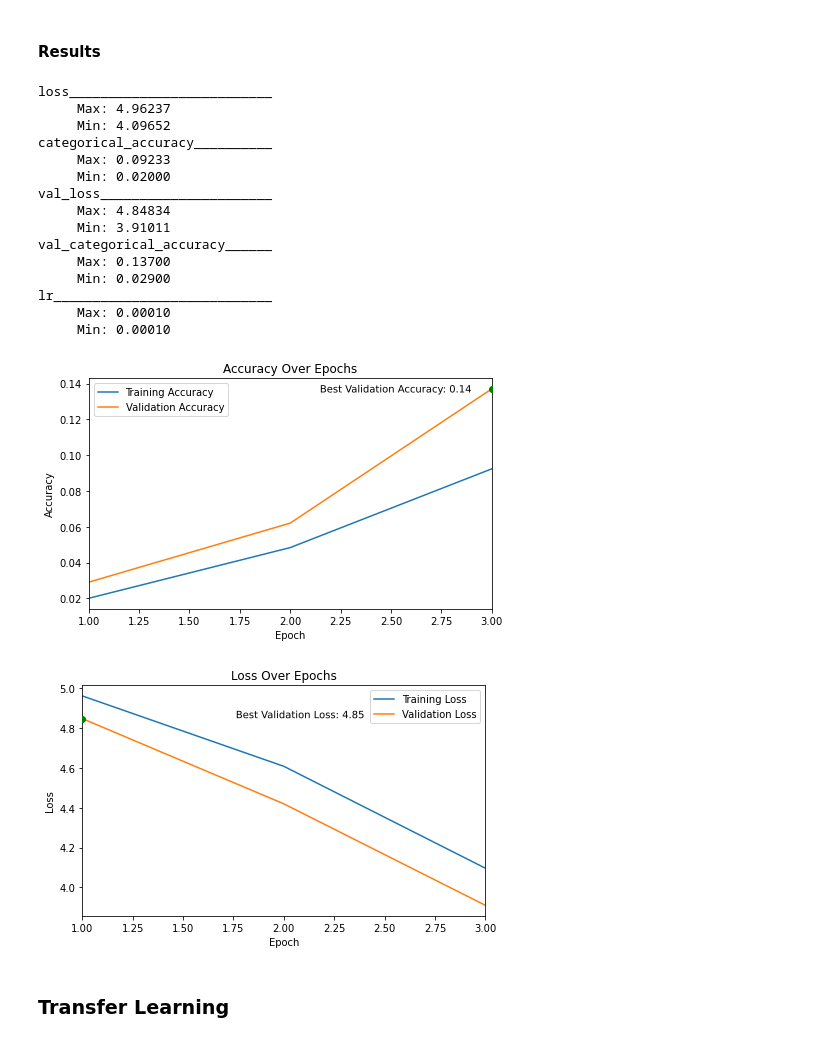
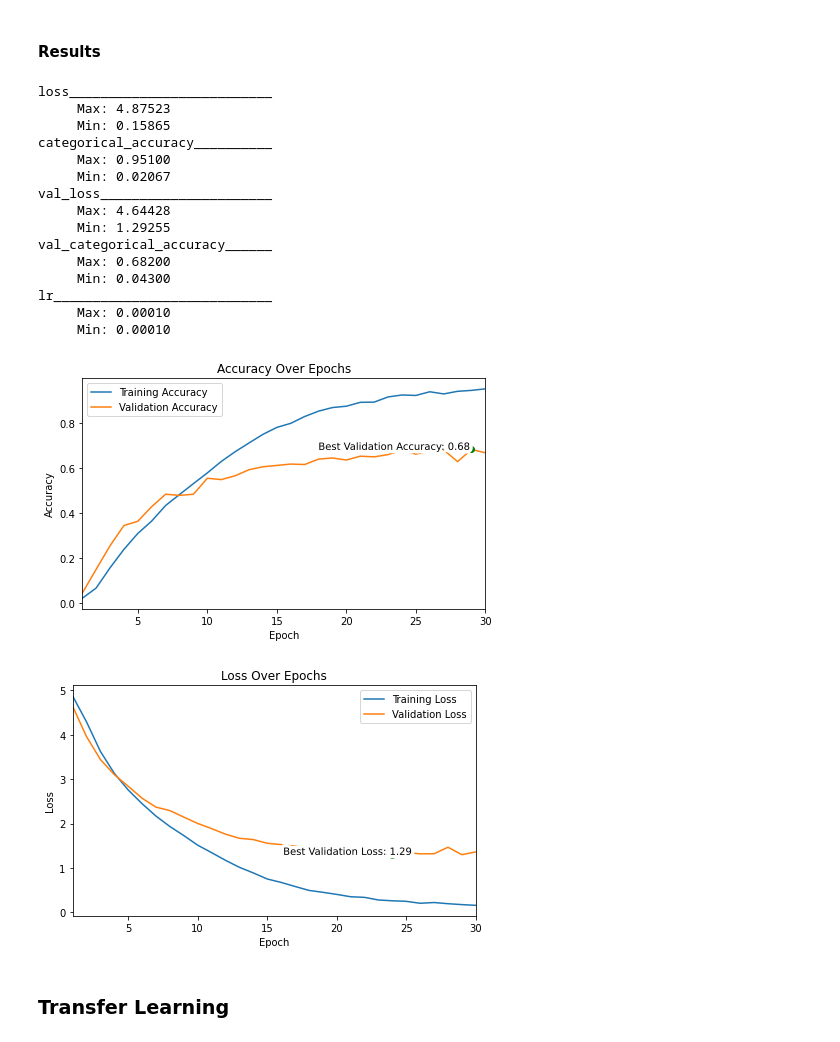
Before and after one commit to LinkWentz/whos-that-pokemon, a Jupyter notebook: pokemon_classification.ipynb, the cells around one changed output. Cells and saved outputs as stored; diff of their text form; code cells hidden in the pictures.

```diff
--- a/pokemon_classification.ipynb
+++ b/pokemon_classification.ipynb
@@ -19,7 +17,7 @@ tf.compat.v1.disable_eager_execution()
 # %% [markdown]
 ### Global Parameters
 # %%
-EPOCHS = 3
+EPOCHS = 30
 IMAGE_SIZE = (224, 224)
 PKMN_DIRECTORY = 'C:/temp/PokemonData'
 PLOT_DIRECTORY = 'Plots'
@@ -128,10 +126,10 @@ scratch_model.add(keras.layers.Dropout(0.1))
 # Dense Layers
 scratch_model.add(keras.layers.Flatten())
 
-scratch_model.add(keras.layers.Dense(128, activation = 'relu'))
+scratch_model.add(keras.layers.Dense(256, activation = 'relu'))
 scratch_model.add(keras.layers.Dropout(0.1))
 
-scratch_model.add(keras.layers.Dense(128, activation = 'relu'))
+scratch_model.add(keras.layers.Dense(256, activation = 'relu'))
 scratch_model.add(keras.layers.Dropout(0.1))
 # Output Layer
 scratch_model.add(keras.layers.Dense(CLASS_COUNT, activation = 'softmax'))
@@ -236,7 +245,7 @@ def plot_training_history(metric_history, val_metric_history,
     epochs = len(metric_history)
     # Find which epoch the selected value for the selected metric was reached.
     best_val_metric_bool_idx = val_metric_history == best(val_metric_history)
-    best_val_metric_x = np.arange(epochs)[best_val_metric_bool_idx] + 1
+    best_val_metric_x = np.arange(epochs)[best_val_metric_bool_idx][0] + 1
     # Plot Content
     lines.append(ax.plot(np.arange(epochs) + 1, metric_history))
     lines.append(ax.plot(np.arange(epochs) + 1, val_metric_history))
@@ -266,17 +275,17 @@ def plot_training_history(metric_history, val_metric_history,
 print_training_stats(scratch_model_history)
 # %% [output]
 loss__________________________
-     Max: 4.96237
-     Min: 4.09652
+     Max: 4.87523
+     Min: 0.15865
 categorical_accuracy__________
-     Max: 0.09233
-     Min: 0.02000
+     Max: 0.95100
+     Min: 0.02067
 val_loss______________________
-     Max: 4.84834
-     Min: 3.91011
+     Max: 4.64428
+     Min: 1.29255
 val_categorical_accuracy______
-     Max: 0.13700
-     Min: 0.02900
+     Max: 0.68200
+     Min: 0.04300
 lr____________________________
      Max: 0.00010
      Min: 0.00010
@@ -288,16 +297,16 @@ plot_training_history(
     best_label_offset = (-0.1, -0.002),
     save_name = 'scratch_model_accuracy.jpg')
 # %% [output]
-[figure, old version]
+[figure, new version]
 # %%
 plot_training_history(
     scratch_model_history.history['loss'],
     scratch_model_history.history['val_loss'],
-    metric_name = 'Loss', higher_is_better = True,
+    metric_name = 'Loss', higher_is_better = False,
     best_label_offset = (1.4, 0.002),
     save_name = 'scratch_model_loss.jpg')
 # %% [output]
-[figure, old version]
+[figure, new version]
 # %% [markdown]
 ### Transfer Learning
 # %%
```
Also changed, not shown: parts of 19 cells of this notebook.
